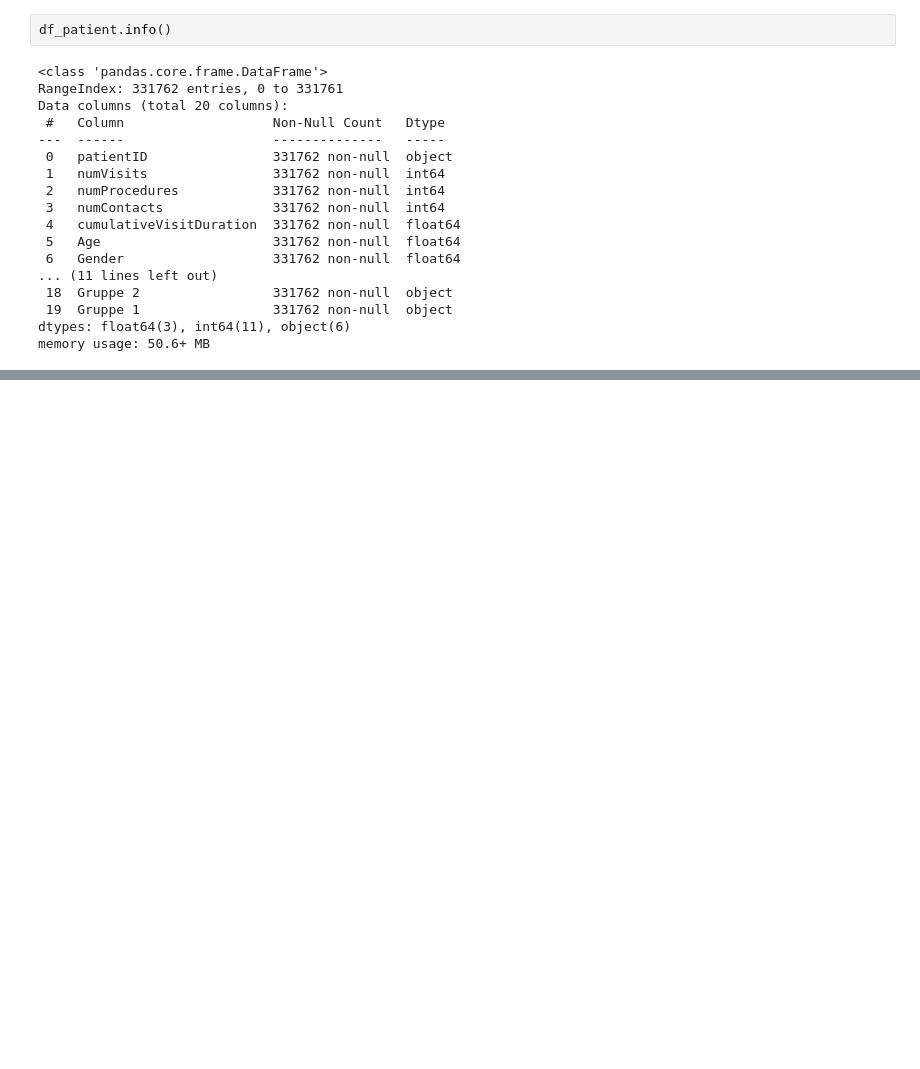
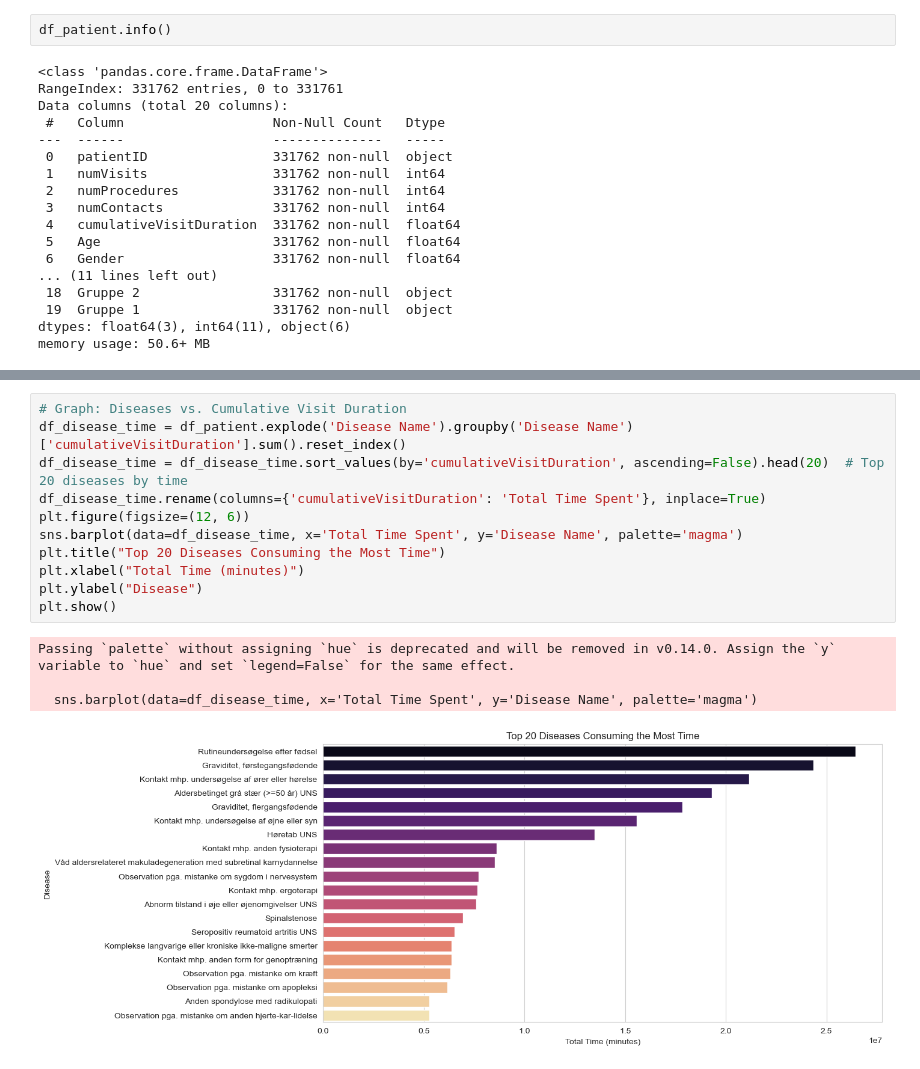
Before and after one commit to zosialenarczyk/rigshospitalet-analysis, a Jupyter notebook: pre_processing_and_EDA.ipynb, the cells around one changed output, grey strips where cells are left out. Saved outputs shown, nothing was run; the diff lists cells and outputs as text; blank space fills up the shorter version.

```diff
--- a/pre_processing_and_EDA.ipynb
+++ b/pre_processing_and_EDA.ipynb
@@ -406,0 +422,16 @@ memory usage: 50.6+ MB
+# %%
+# Graph: Diseases vs. Cumulative Visit Duration
+df_disease_time = df_patient.explode('Disease Name').groupby('Disease Name')['cumulativeVisitDuration'].sum().reset_index()
+df_disease_time = df_disease_time.sort_values(by='cumulativeVisitDuration', ascending=False).head(20)  # Top 20 diseases by time
+df_disease_time.rename(columns={'cumulativeVisitDuration': 'Total Time Spent'}, inplace=True)
+plt.figure(figsize=(12, 6))
+sns.barplot(data=df_disease_time, x='Total Time Spent', y='Disease Name', palette='magma')
+plt.title("Top 20 Diseases Consuming the Most Time")
+plt.xlabel("Total Time (minutes)")
+plt.ylabel("Disease")
+plt.show()
+# %% [output]
+Passing `palette` without assigning `hue` is deprecated and will be removed in v0.14.0. Assign the `y` variable to `hue` and set `legend=False` for the same effect.
+
+  sns.barplot(data=df_disease_time, x='Total Time Spent', y='Disease Name', palette='magma')
+[figure, added]
```
Also changed, not shown: parts of 5 cells of this notebook.
